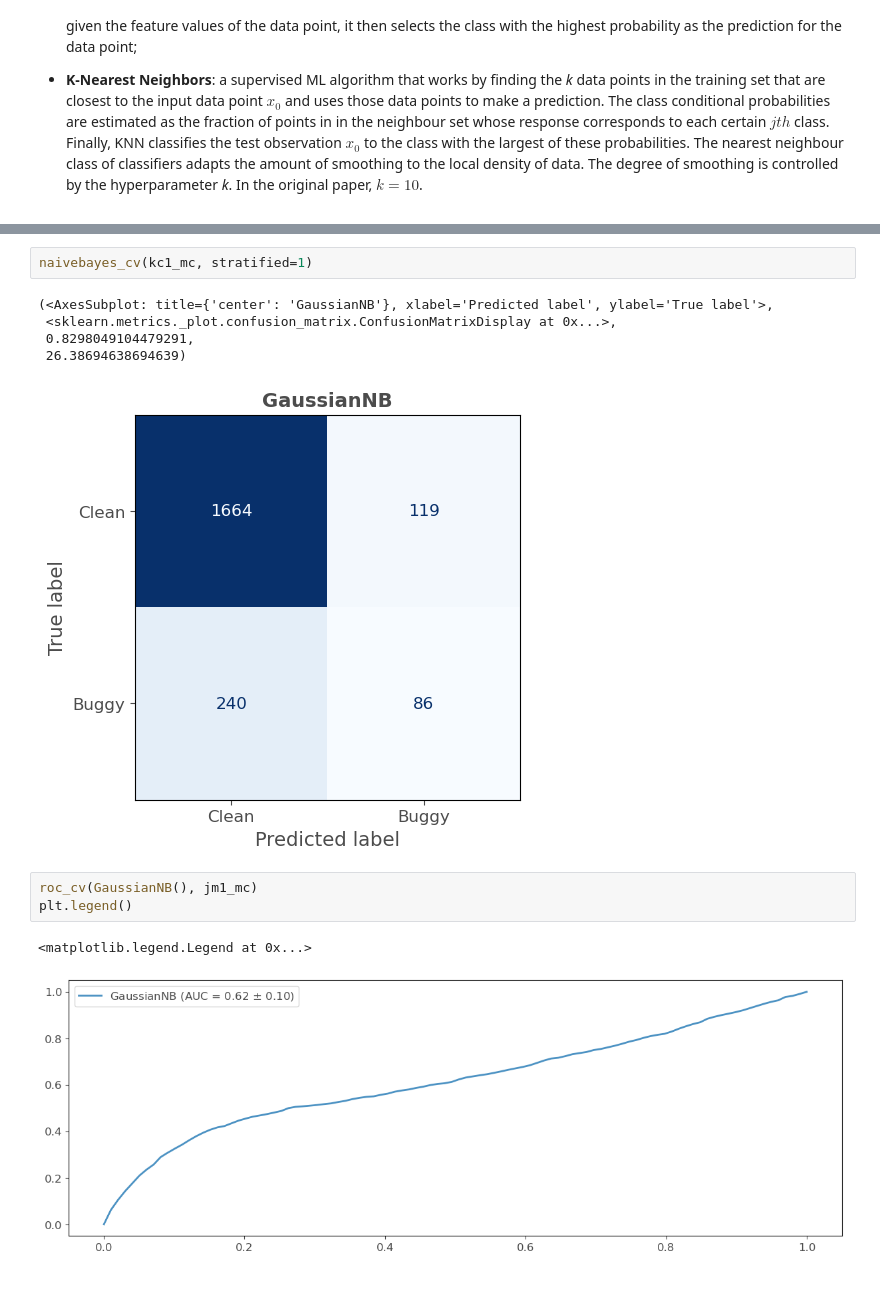
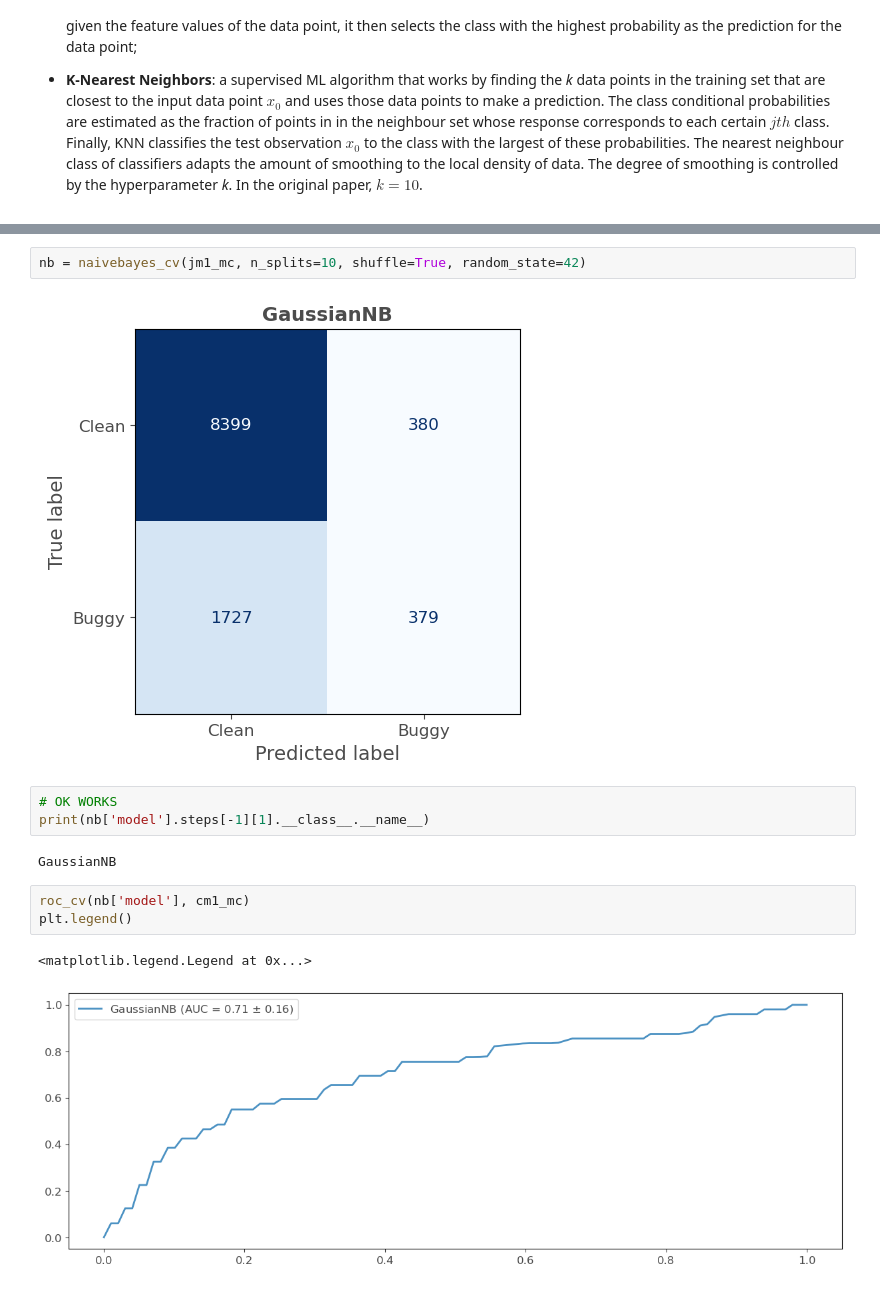
Before and after one commit to zurlog/MLDS_PR104, a Jupyter notebook: scripts/pr104.ipynb, the cells around one changed output, grey strips where cells are left out. Drawn from its saved outputs; the diff is of its cells as text.

```diff
--- a/scripts/pr104.ipynb
+++ b/scripts/pr104.ipynb
@@ -308,14 +346,15 @@ print(mask.sum())
 # %%
-naivebayes_cv(kc1_mc, stratified=1)
+nb = naivebayes_cv(jm1_mc, n_splits=10, shuffle=True, random_state=42)
 # %% [output]
-(<AxesSubplot: title={'center': 'GaussianNB'}, xlabel='Predicted label', ylabel='True label'>,
- <sklearn.metrics._plot.confusion_matrix.ConfusionMatrixDisplay at 0x...>,
- 0.8298049104479291,
- 26.38694638694639)
-[figure, old version]
+[figure, new version]
+# %%
+# OK WORKS
+print(nb['model'].steps[-1][1].__class__.__name__)
+# %% [output]
+GaussianNB
 # %%
-roc_cv(GaussianNB(), jm1_mc)
+roc_cv(nb['model'], cm1_mc)
 plt.legend()
 # %% [output]
 <matplotlib.legend.Legend at 0x...>
-[figure, old version]
+[figure, new version]
```
Also changed, not shown: parts of 11 cells of this notebook, 5 other files.
